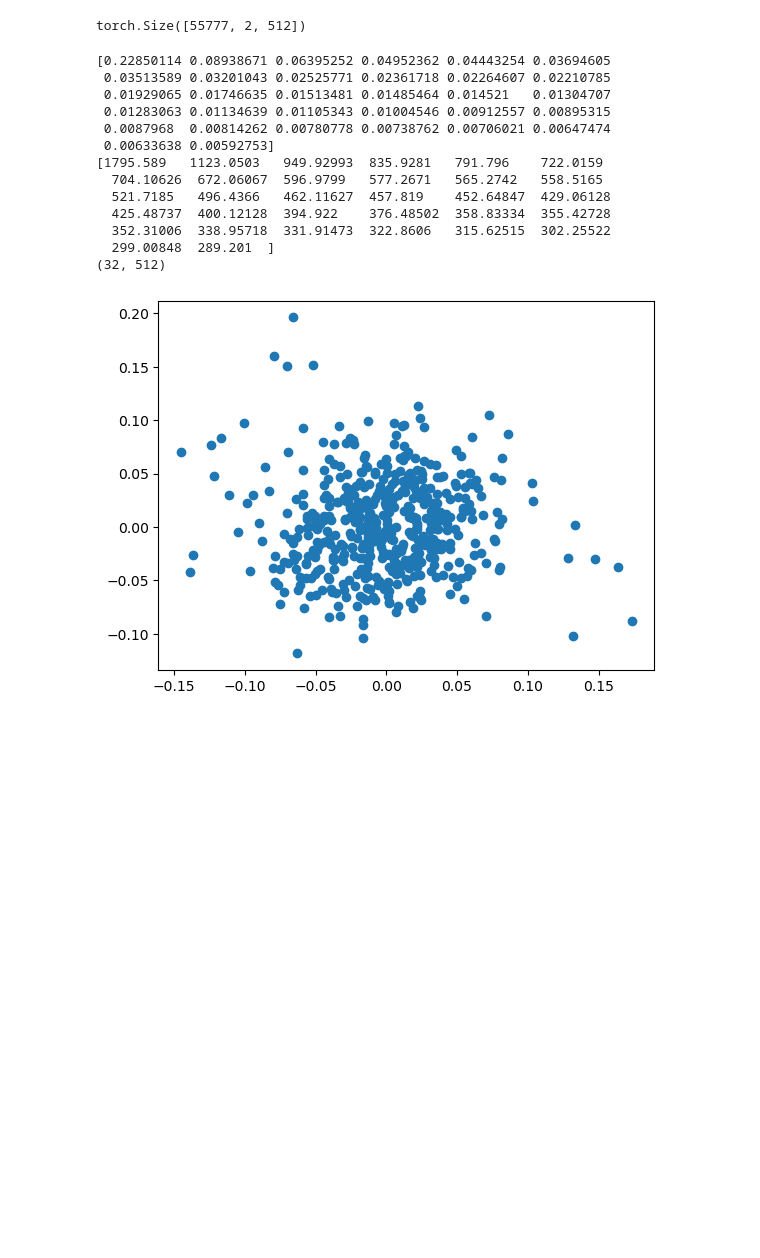
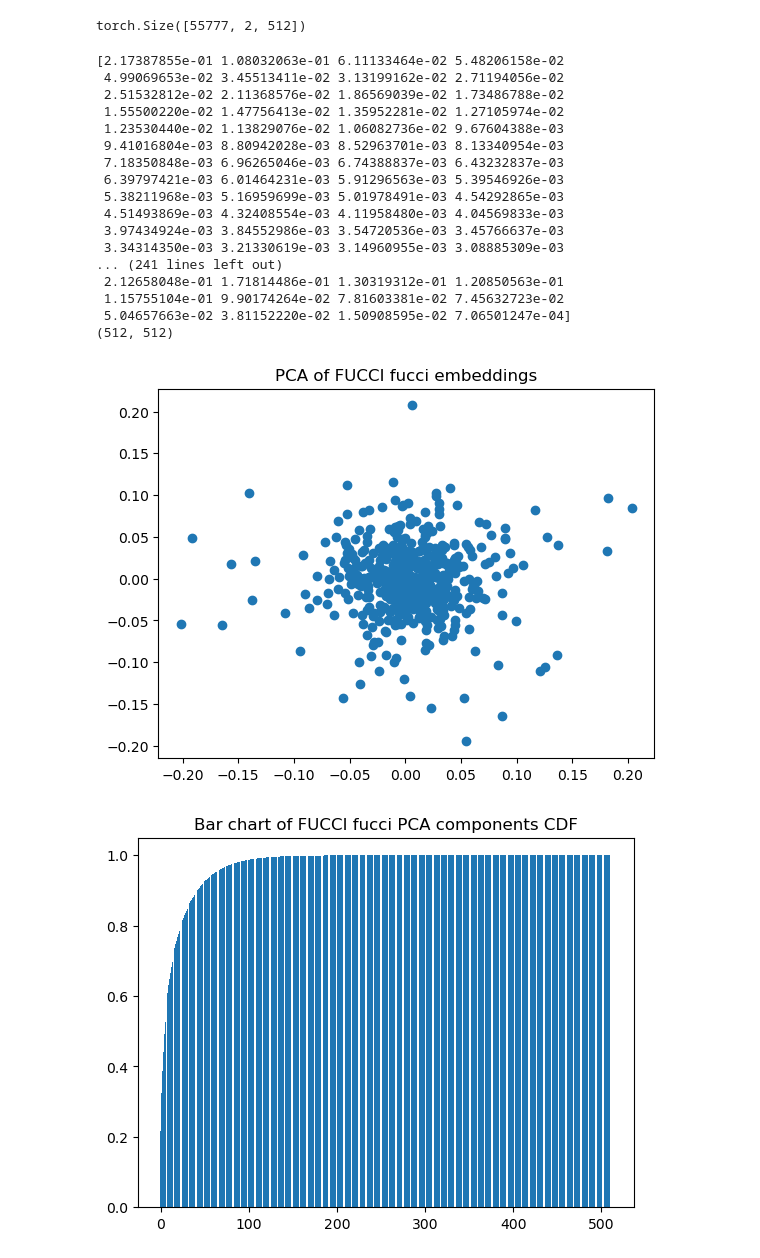
Before and after one commit to ishan-gaur/implicit-cell-model, a Jupyter notebook: embedding.ipynb, the cells around one changed output. Drawn from its saved outputs; the diff is of its cells as text; code cells hidden in the pictures; blank space fills up the shorter version.

```diff
--- a/embedding.ipynb
+++ b/embedding.ipynb
@@ -27,7 +27,7 @@ class EmbeddingArgs:
     data: str
 args = EmbeddingArgs(
     model="/data/ishang/fucci_vae/fucci_256_512_2023_05_24_05_47/",
-    channels="reference",
+    channels="fucci",
     # data="/home/ishang/implicit-cell-model/FUCCI-dev-data")
     data="/data/ishang/Fucci-dataset-v3_filtered/")
 
@@ -221,39 +226,44 @@ indices = np.load(args.data / f"{args.channels}_indices.npy")
 # %%
 # select 100 random elements and do PCA
 from sklearn.decomposition import PCA
 import matplotlib.pyplot as plt
 import numpy as np
 
-indices = np.random.choice(len(predictions), 100)
+indices = np.random.choice(len(predictions), 1000)
 embeddings = predictions[indices, 0, :].numpy()
-pca = PCA(n_components=32)
+pca = PCA(n_components=512)
 pca.fit(embeddings)
 print(pca.explained_variance_ratio_)
 print(pca.singular_values_)
 print(pca.components_.shape)
 
 # plot the first 2 components
 plt.clf()
 plt.title(f"PCA of FUCCI {args.channels} embeddings")
 plt.scatter(pca.components_[0], pca.components_[1])
 plt.show()
 
 plt.clf()
 plt.title(f"Bar chart of FUCCI {args.channels} PCA components CDF")
 plt.bar(range(len(pca.explained_variance_ratio_)), np.cumsum(pca.explained_variance_ratio_))
 plt.show()
 # %% [output]
-[0.22850114 0.08938671 0.06395252 0.04952362 0.04443254 0.03694605
- 0.03513589 0.03201043 0.02525771 0.02361718 0.02264607 0.02210785
- 0.01929065 0.01746635 0.01513481 0.01485464 0.014521   0.01304707
- 0.01283063 0.01134639 0.01105343 0.01004546 0.00912557 0.00895315
- 0.0087968  0.00814262 0.00780778 0.00738762 0.00706021 0.00647474
- 0.00633638 0.00592753]
-[1795.589   1123.0503   949.92993  835.9281   791.796    722.0159
-  704.10626  672.06067  596.9799   577.2671   565.2742   558.5165
-  521.7185   496.4366   462.11627  457.819    452.64847  429.06128
-  425.48737  400.12128  394.922    376.48502  358.83334  355.42728
-  352.31006  338.95718  331.91473  322.8606   315.62515  302.25522
-  299.00848  289.201  ]
-(32, 512)
+[2.17387855e-01 1.08032063e-01 6.11133464e-02 5.48206158e-02
+ 4.99069653e-02 3.45513411e-02 3.13199162e-02 2.71194056e-02
+ 2.51532812e-02 2.11368576e-02 1.86569039e-02 1.73486788e-02
+ 1.55500220e-02 1.47756413e-02 1.35952281e-02 1.27105974e-02
+ 1.23530440e-02 1.13829076e-02 1.06082736e-02 9.67604388e-03
+ 9.41016804e-03 8.80942028e-03 8.52963701e-03 8.13340954e-03
+ 7.18350848e-03 6.96265046e-03 6.74388837e-03 6.43232837e-03
+ 6.39797421e-03 6.01464231e-03 5.91296563e-03 5.39546926e-03
+ 5.38211968e-03 5.16959699e-03 5.01978491e-03 4.54292865e-03
+ 4.51493869e-03 4.32408554e-03 4.11958480e-03 4.04569833e-03
+ 3.97434924e-03 3.84552986e-03 3.54720536e-03 3.45766637e-03
+ 3.34314350e-03 3.21330619e-03 3.14960955e-03 3.08885309e-03
+... (241 lines left out)
+ 2.12658048e-01 1.71814486e-01 1.30319312e-01 1.20850563e-01
+ 1.15755104e-01 9.90174264e-02 7.81603381e-02 7.45632723e-02
+ 5.04657663e-02 3.81152220e-02 1.50908595e-02 7.06501247e-04]
+(512, 512)
-[figure, old version]
+[figure, new version]
+[figure, added]
```
Also changed, not shown: parts of 6 cells of this notebook, 1 other file.
